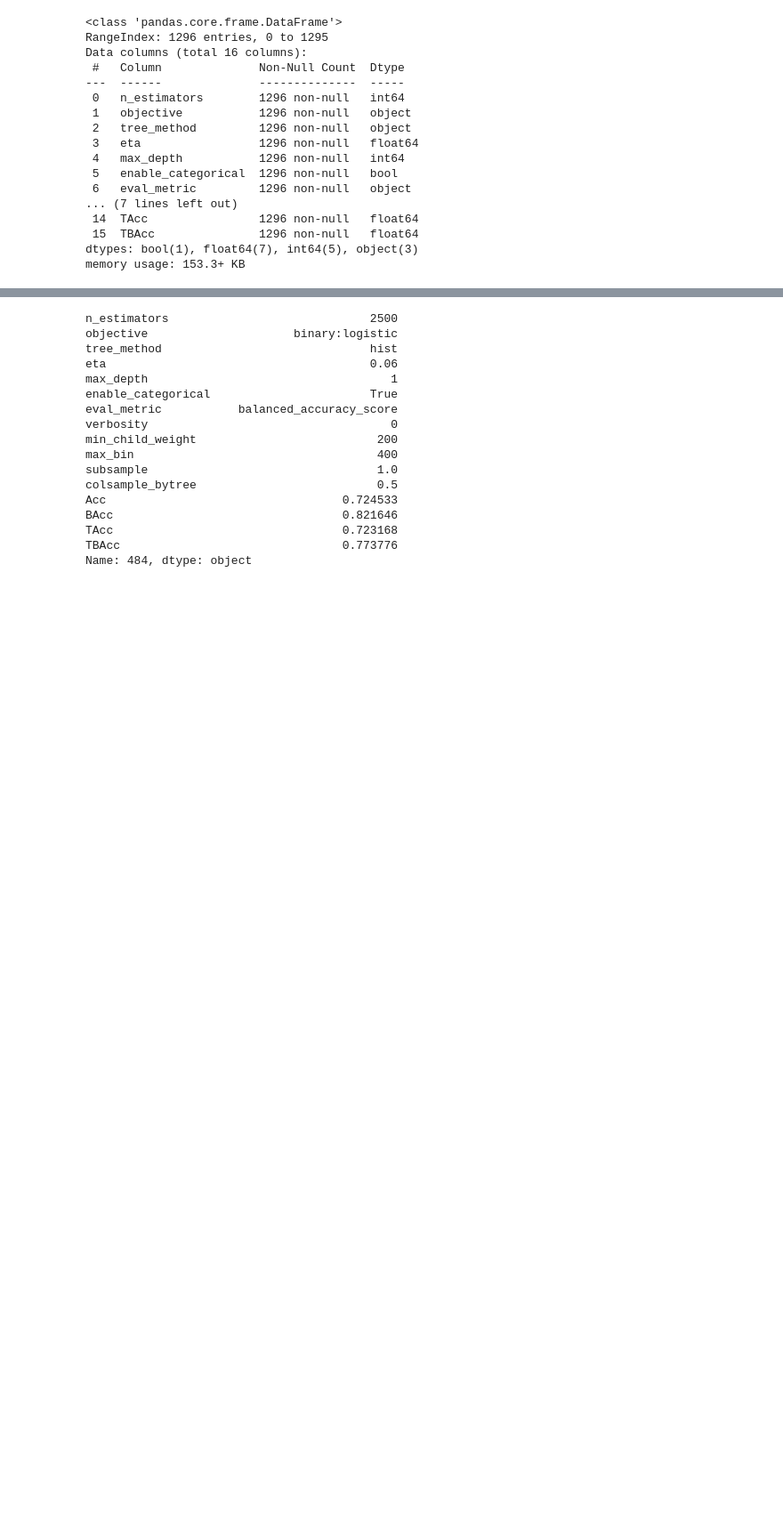
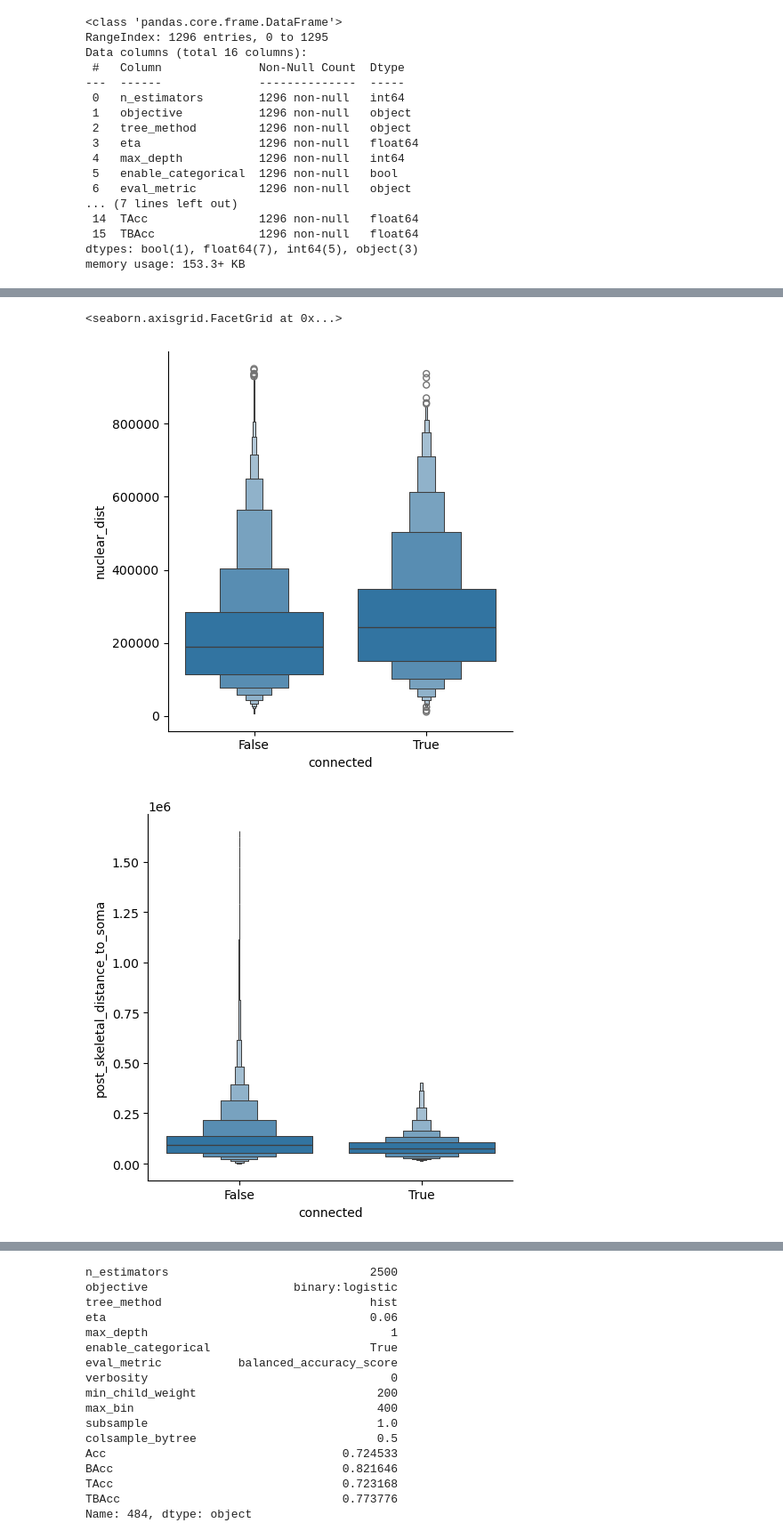
Before and after one commit to WNacci/Intro_to_ML_Competition, a Jupyter notebook: Main.ipynb, the cells around one changed output, grey strips where cells are left out. Shown at 89% size. Drawn from its saved outputs; the diff is of its cells as text; code cells hidden in the pictures; blank space fills up the shorter version.

```diff
--- a/Main.ipynb
+++ b/Main.ipynb
@@ -561,0 +547,9 @@ plt.show()
+# %%
+#sns.scatterplot(data=p_data, x='nuclear_dist', y='connected')
+sns.catplot(data=p_data, x='connected', y='nuclear_dist', kind='boxen')
+sns.catplot(data=p_data, x='connected', y='post_skeletal_distance_to_soma', kind='boxen',showfliers=False)
+sns.catplot(data=p_data, x='connected', y='pre_nucleus_x', kind='boxen',showfliers=False)
+# %% [output]
+<seaborn.axisgrid.FacetGrid at 0x...>
+[figure, added]
+[figure, added]
```
Also changed, not shown: parts of 37 cells of this notebook, 2 other files.
